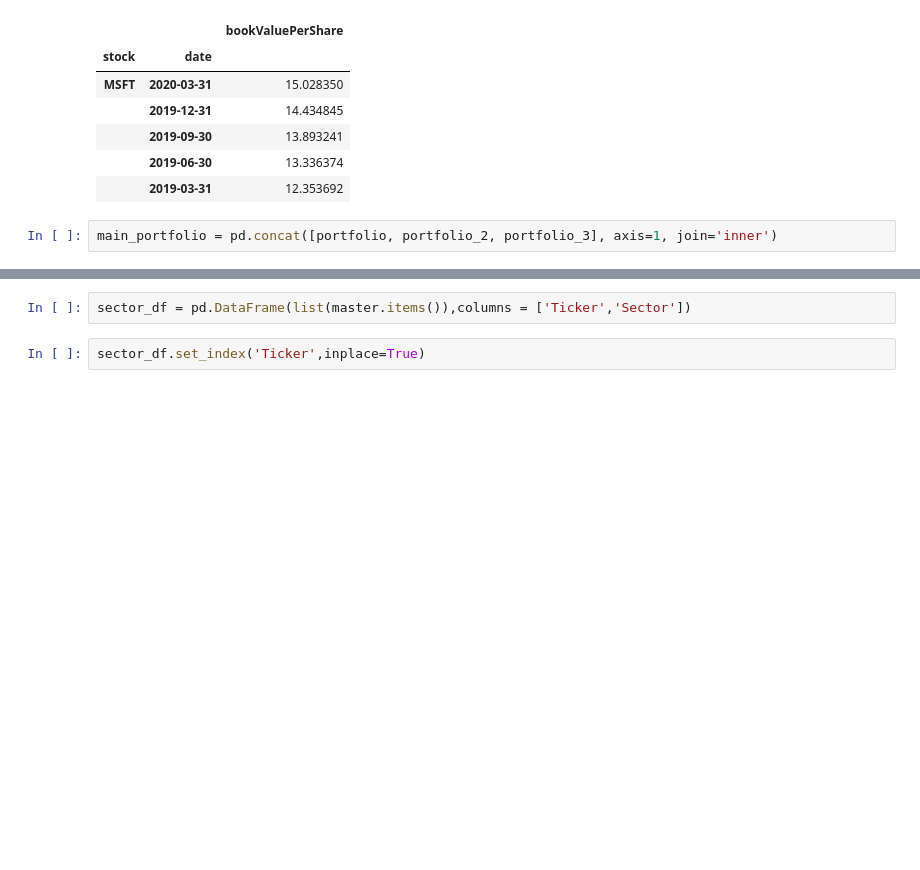
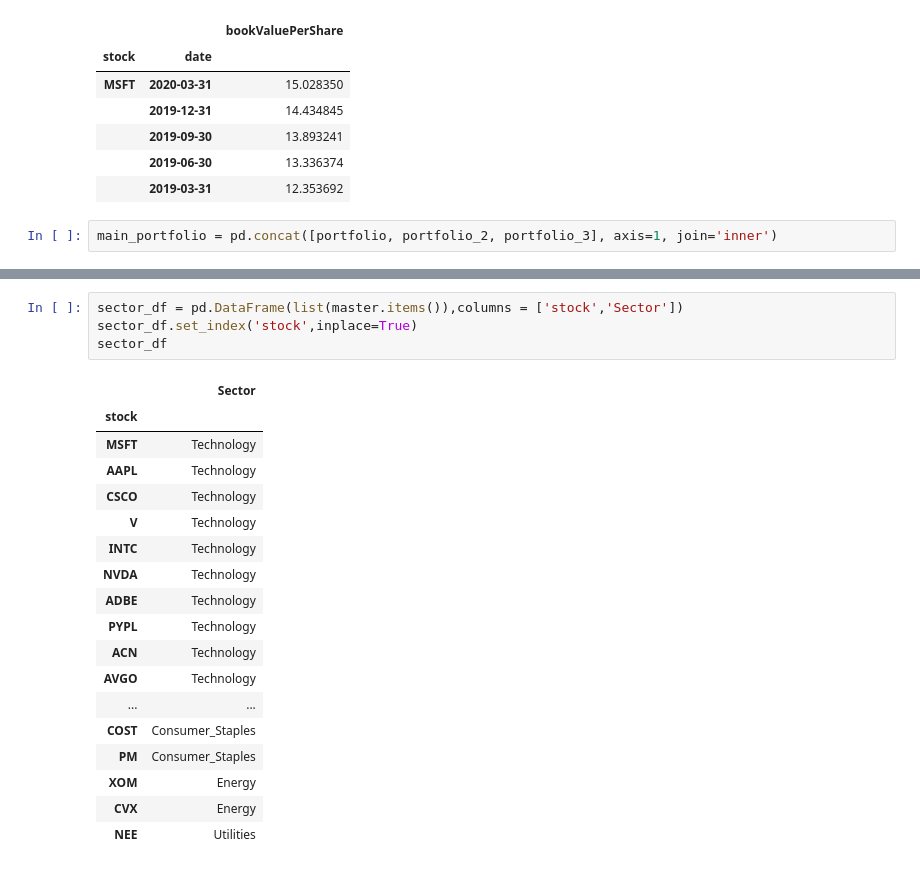
Before and after one commit to jankovicsara/PROJECT-1, a Jupyter notebook: Factors_RD611.ipynb, the cells around one changed output, grey strips where cells are left out. Saved outputs shown, nothing was run; the diff lists cells and outputs as text; blank space fills up the shorter version.

```diff
--- a/Factors_RD611.ipynb
+++ b/Factors_RD611.ipynb
@@ -273,7 +253,26 @@ master
  'CVX': 'Energy',
  'NEE': 'Utilities'}
 # %%
-sector_df = pd.DataFrame(list(master.items()),columns = ['Ticker','Sector'])
+sector_df = pd.DataFrame(list(master.items()),columns = ['stock','Sector'])
+sector_df.set_index('stock',inplace=True)
+sector_df
+# %% [output]
+|  | Sector |
+| stock |  |
+| MSFT | Technology |
+| AAPL | Technology |
+| CSCO | Technology |
+| V | Technology |
+| INTC | Technology |
+| NVDA | Technology |
+| ADBE | Technology |
+| PYPL | Technology |
+| ACN | Technology |
+| AVGO | Technology |
+| ... | ... |
+| COST | Consumer_Staples |
+| PM | Consumer_Staples |
+| XOM | Energy |
+| CVX | Energy |
+| NEE | Utilities |
-# %%
-sector_df.set_index('Ticker',inplace=True)
 # %%
```
Also changed, not shown: parts of 21 cells of this notebook.
